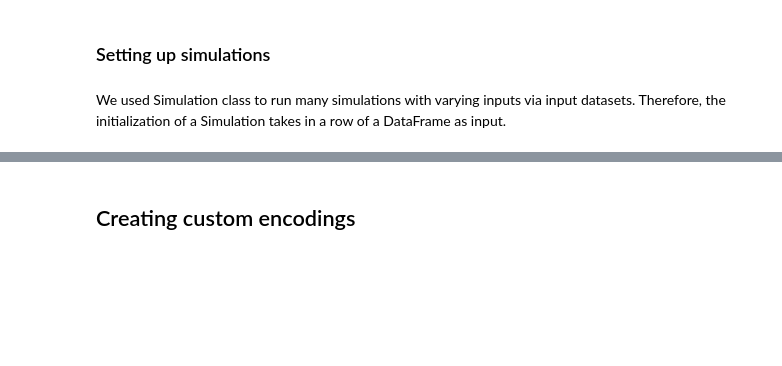
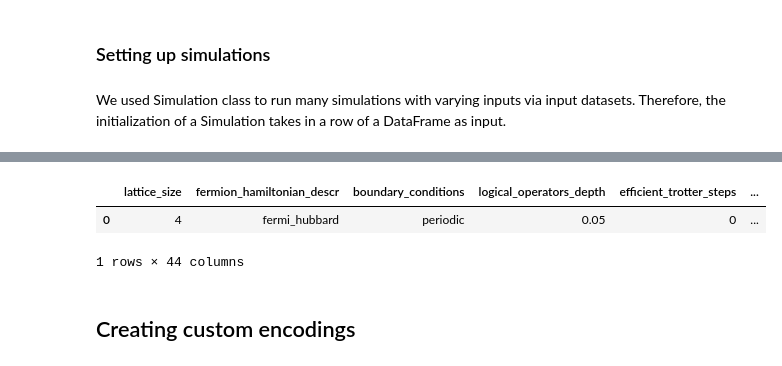
Before and after one commit to edyrenkova/FermiStabilizers, a Jupyter notebook: getting_started.ipynb, the cells around one changed output, grey strips where cells are left out. Drawn from its saved outputs; the diff is of its cells as text; code cells hidden in the pictures; blank space fills up the shorter version.

```diff
--- a/getting_started.ipynb
+++ b/getting_started.ipynb
@@ -159,2 +145,8 @@ sim_te = Simulation(input_df, 'test_output')
+# %%
+output_df_C
+# %% [output]
+|  | lattice_size | fermion_hamiltonian_descr | boundary_conditions | logical_operators_depth | efficient_trotter_steps | ... |
+| 0 | 4 | fermi_hubbard | periodic | 0.05 | 0 | ... |
+1 rows × 44 columns
 # %% [markdown]
 ## Creating custom encodings
```
Also changed, not shown: parts of 4 cells of this notebook, 14 other files.
